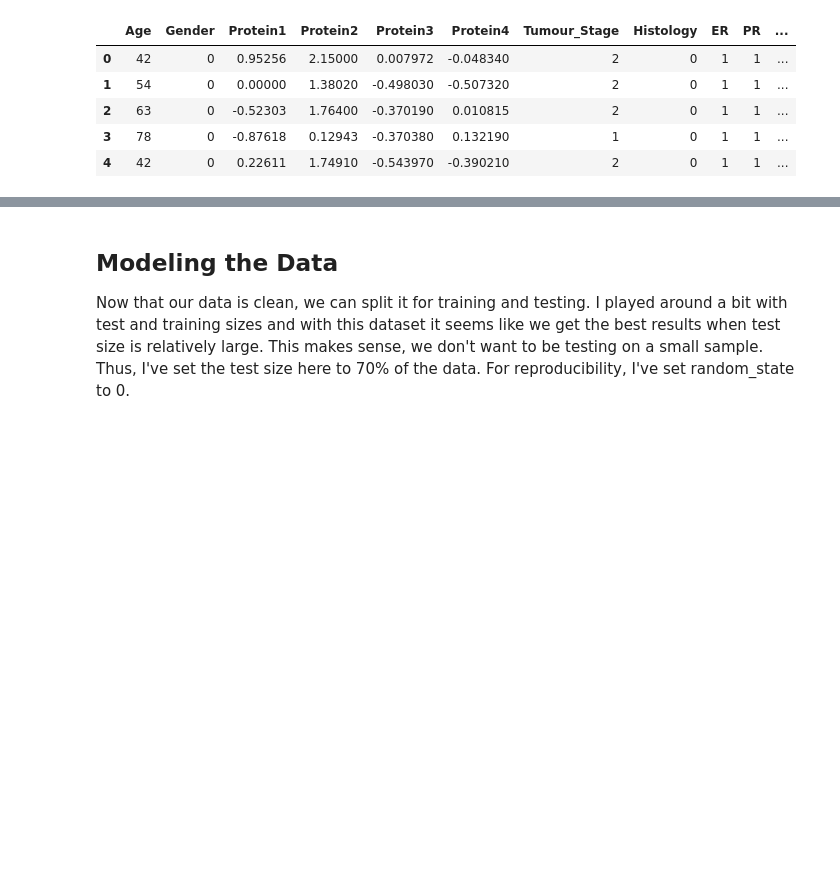
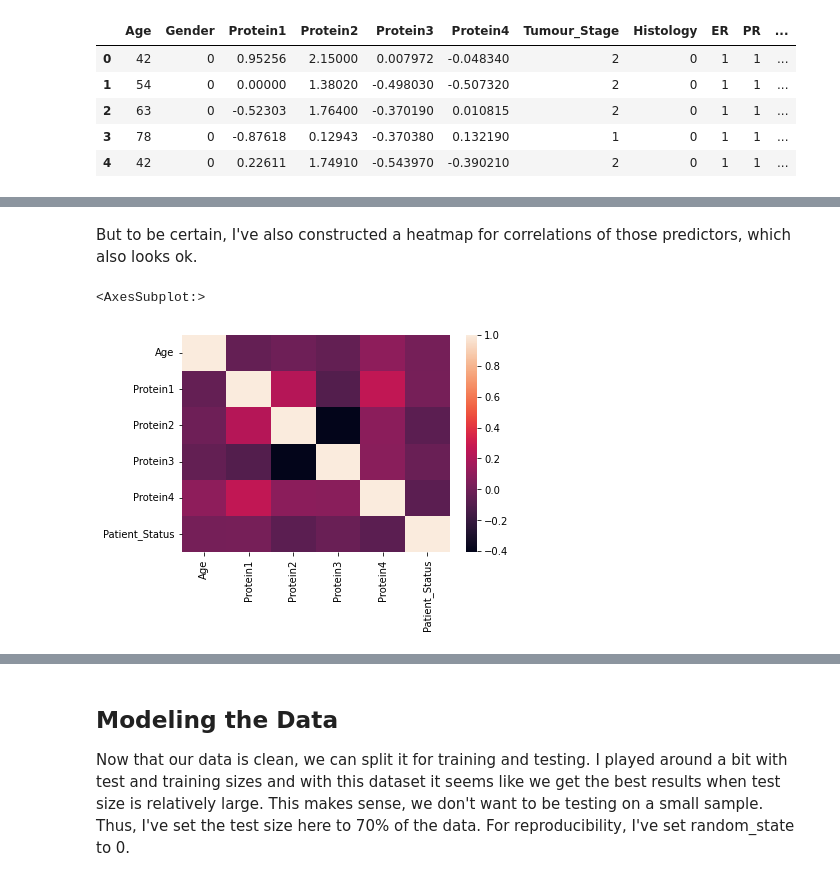
Before and after one commit to billingsmoore/cancer-outcome-prediction, a Jupyter notebook: cancer_outcome_prediction.ipynb, the cells around one changed output, grey strips where cells are left out. Saved outputs shown, nothing was run; the diff lists cells and outputs as text; code cells hidden in the pictures; blank space fills up the shorter version.

```diff
--- a/cancer_outcome_prediction.ipynb
+++ b/cancer_outcome_prediction.ipynb
@@ -112,0 +127,7 @@ df.head()
+# %% [markdown]
+But to be certain, I've also constructed a heatmap for correlations of those predictors, which also looks ok.
+# %%
+seaborn.heatmap(noncat.corr())
+# %% [output]
+<AxesSubplot:>
+[figure, added]
```
Also changed, not shown: parts of 6 cells of this notebook.
